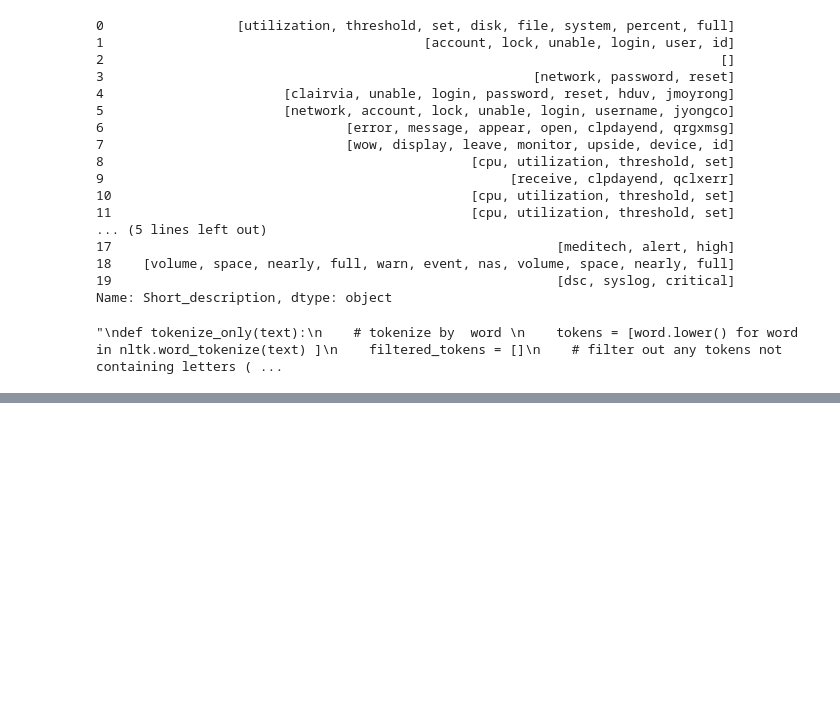
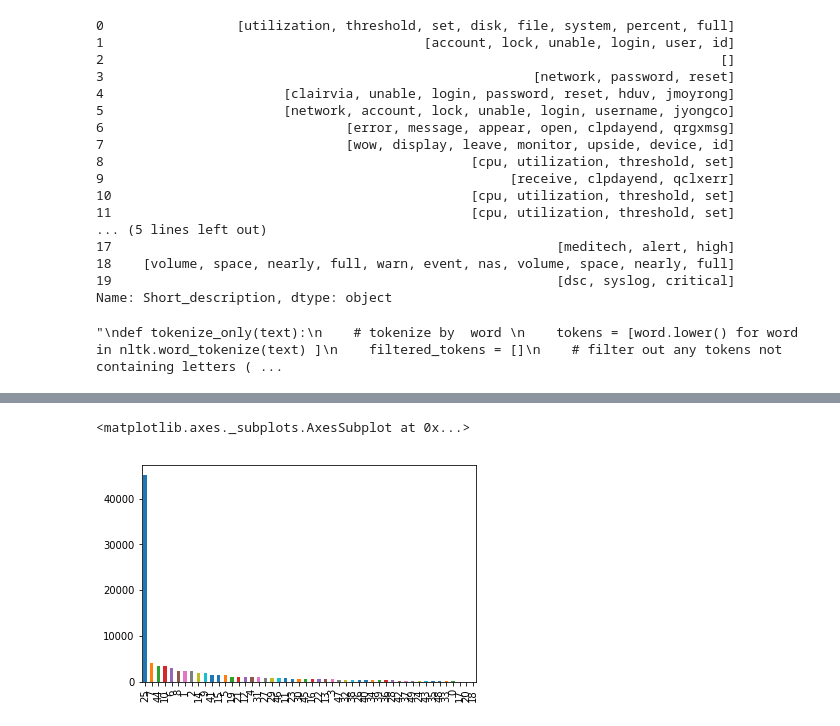
Before and after one commit to devkripa/snow, a Jupyter notebook: Proactive Problem Mgmt.ipynb, the cells around one changed output, grey strips where cells are left out. Cells and saved outputs as stored; diff of their text form; code cells hidden in the pictures; blank space fills up the shorter version.

Commit message:
cluster analysis

```diff
--- a/Proactive Problem Mgmt.ipynb
+++ b/Proactive Problem Mgmt.ipynb
@@ -5,7 +5,8 @@ import pandas as pd
 # import os
 # import codecs
 # %%
-target_url = ("/Users/devkrroy/Dev/Projects/snow/data/export3.xlsx")
+# target_url = ("/Users/devkrroy/Dev/Projects/snow/data/export3.xlsx")
+target_url = ("C:/Dev/Projects/snow/data/export3.xlsx")
 # %%
 df = pd.read_excel(target_url)
 # %%
@@ -68,6 +69,6 @@ features = ['Number', 'Assignment_group', 'Priority', 'State', 'Category',
 df = df[features]
 # %%
 # use less rows for analysis, remove later
-df = df.head(2000)
+# df = df.head(10000)
 print('Shape of the modified dataframe ', df.shape)
 # %% [output]
@@ -134,13 +137,17 @@ def pre_process(text):
     # also not gets removed as part of stop words
     text = text.str.replace('not able', 'unable')
 
+    # there are lot of places in the description where II (2 caps I) has been used as separator
+    # this gets converted to small letter (ii) with high occurance, drop these letters
+    text = text.str.replace(' ii ', ' ')  # replace with spaces
+
     # '/' or '\' are usually entered to separate words, word tokenize doesn't tokenize on these
     # replace them with spaces
-    text = text.str.replace('[\/-]', ' ')  # replace them with spaces
+    text = text.str.replace('[\/-]', ' ')  # replace with spaces
 
     # "'d": changes to " would", 'disk changes to wouldisk - unwanted contraction
     # replace wouldisk with disk
-    text = text.str.replace('wouldisk', 'disk')  # replace them with disk
+    text = text.str.replace('wouldisk', 'disk')  # replace with disk
 
     # consider complete words that contain alpha
     alpha = re.compile(r'([A-Za-z/\-]*$)')
@@ -438,0 +450,7 @@ for num, centroid in enumerate(common_words):
+# %%
+# lets analyze the clusters
+top_clusters = df['Cluster'].value_counts()
+top_clusters.plot.bar(x = 'Cluster', y = 'Counts')
+# %% [output]
+<matplotlib.axes._subplots.AxesSubplot at 0x...>
+[figure, added]
```
Also changed, not shown: parts of 15 cells of this notebook.
